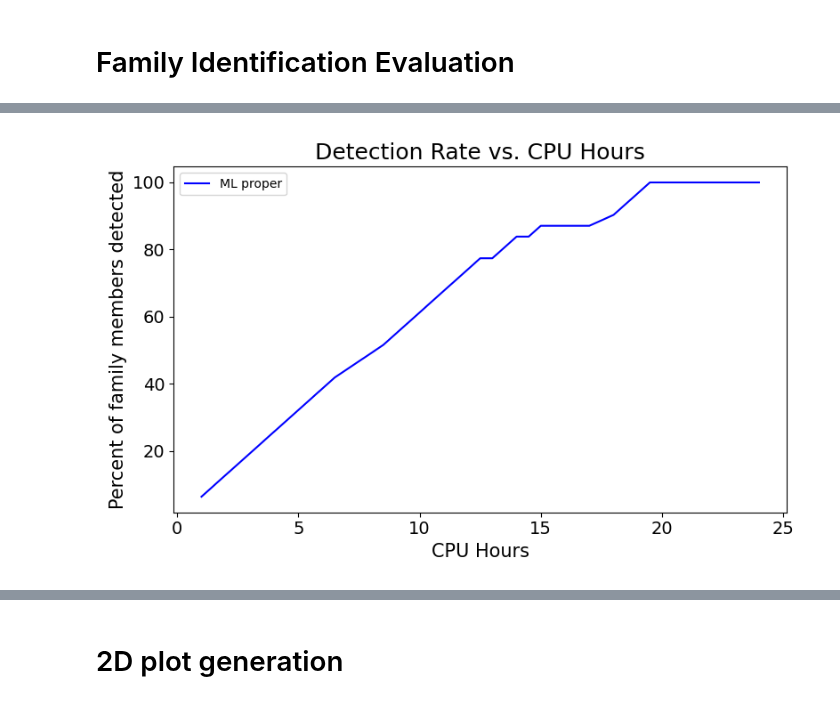
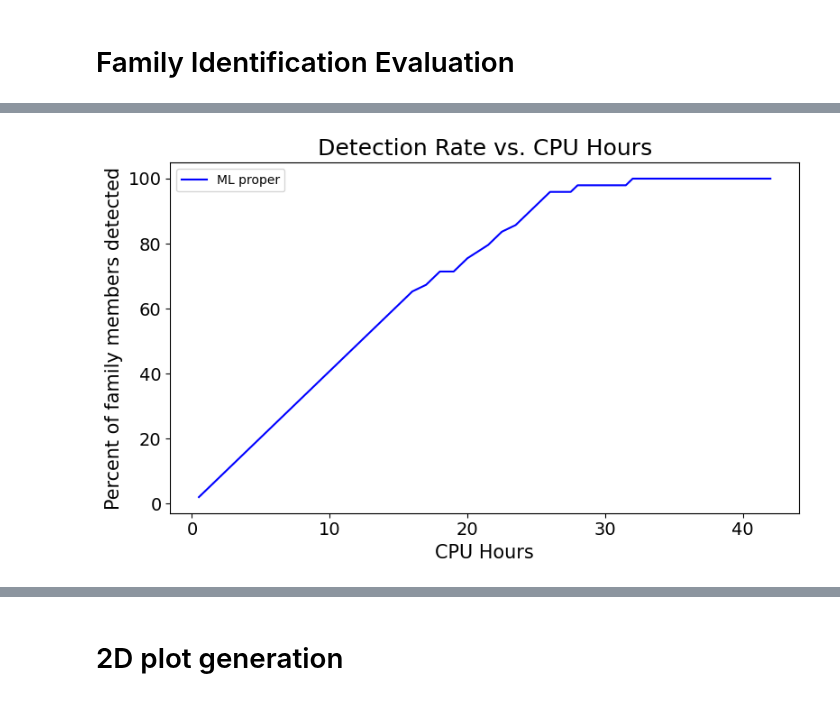
Before and after one commit to YangShen31/proper_elements_prediction, a Jupyter notebook: 4_family_identification/family_identification.ipynb, the cells around one changed output, grey strips where cells are left out. Drawn from its saved outputs; the diff is of its cells as text; code cells hidden in the pictures.

```diff
--- a/4_family_identification/family_identification.ipynb
+++ b/4_family_identification/family_identification.ipynb
@@ -29,6 +21,6 @@ propsini = merged_df["propsini"]
 # %%
 column_names = ['propa', 'prope', 'propsini', 'g', 's', 'H', 'NumOpps', 'PackedName', 'UnpackedName']
-df_Velleda = pd.read_csv("inner_126_velleda_fam3.csv", header=None, names=column_names)
+df_Velleda = pd.read_csv("../data/family_tables/inner_126_velleda_fam3.csv", header=None, names=column_names)
 def convert_id(val):
 	val_str = str(val)
 	if val_str.isdigit():
@@ -53,7 +45,7 @@ df_Velleda
 308 rows × 9 columns
 # %%
 name_list = df_Velleda["PackedName"]
-family_df = merged_df_copy[merged_df_copy["Des'n"].isin(name_list)]
-family_pred_df = ngb_df[ngb_df["Des'n"].isin(name_list)]
+family_df = nesvorny_elements[nesvorny_elements["Des'n"].isin(name_list)]
+family_pred_df = df_ngb[df_ngb["Des'n"].isin(name_list)]
 family_df
 # %% [output]
@@ -74,7 +66,7 @@ family_df
 # Family Identification Evaluation
 # %%
 # Calculate the percentage of machine learning prediction still classifies asteroids into the family
-family_pred_df = ngb_df[ngb_df["Des'n"].isin(name_list)]
+family_pred_df = df_ngb[df_ngb["Des'n"].isin(name_list)]
 
 def calculate_d(a_p, delta_a_p, delta_e_p, delta_sin_i_p):
 	numerator = 3e4  # 3 × 10^4 m/s
@@ -144,8 +136,8 @@ def slab_d_calc(family_df_copy, family_pred_df_copy, merged_df, command):
 
 	return d_df
 
-d_df_pred = slab_d_calc(family_df, family_pred_df, merged_df, "pred")
-d_df_osc = slab_d_calc(family_df, family_pred_df, merged_df, "osculating")
+d_df_pred = slab_d_calc(family_df, family_pred_df, df_ngb, "pred")
+d_df_osc = slab_d_calc(family_df, family_pred_df, df_ngb, "osculating")
 # %%
 # Number of family members included in ths slab
 d_df_single = d_df_pred.drop_duplicates(subset = ["name_asteroid"])
@@ -247,27 +239,26 @@ plt.show()
 # %%
 percent_detected = []
 cpu_hours = []
 for d in d_values:
 	filtered_df = d_df_pred[d_df_pred["d"] < d]
 	filtered_df = filtered_df.drop_duplicates(subset=["name_asteroid"])
 	family_slab_df = filtered_df[filtered_df["name_asteroid"].isin(name_list)]
 	percent = len(family_slab_df) / num_family_slab * 100
 	percent_detected.append(percent)
 	cpu_hours.append(len(filtered_df) * 0.5)
 
-plt.cla()
 plt.figure(figsize=(8, 5))
 plt.plot(cpu_hours, percent_detected, label="ML proper", color="blue")
 plt.xlabel("CPU Hours", fontsize=15)
 plt.ylabel("Percent of family members detected", fontsize=15)
 plt.title("Detection Rate vs. CPU Hours", fontsize=18)
 plt.xticks(size = 14)
 plt.yticks(size = 14)
 plt.legend()
 plt.tight_layout()
 plt.show()
 # %% [output]
-[figure, old version]
+[figure, new version]
 # %%
 d = 50
 filtered_df = d_df[d_df["d"] < d]
```
Also changed, not shown: parts of 14 cells of this notebook.
